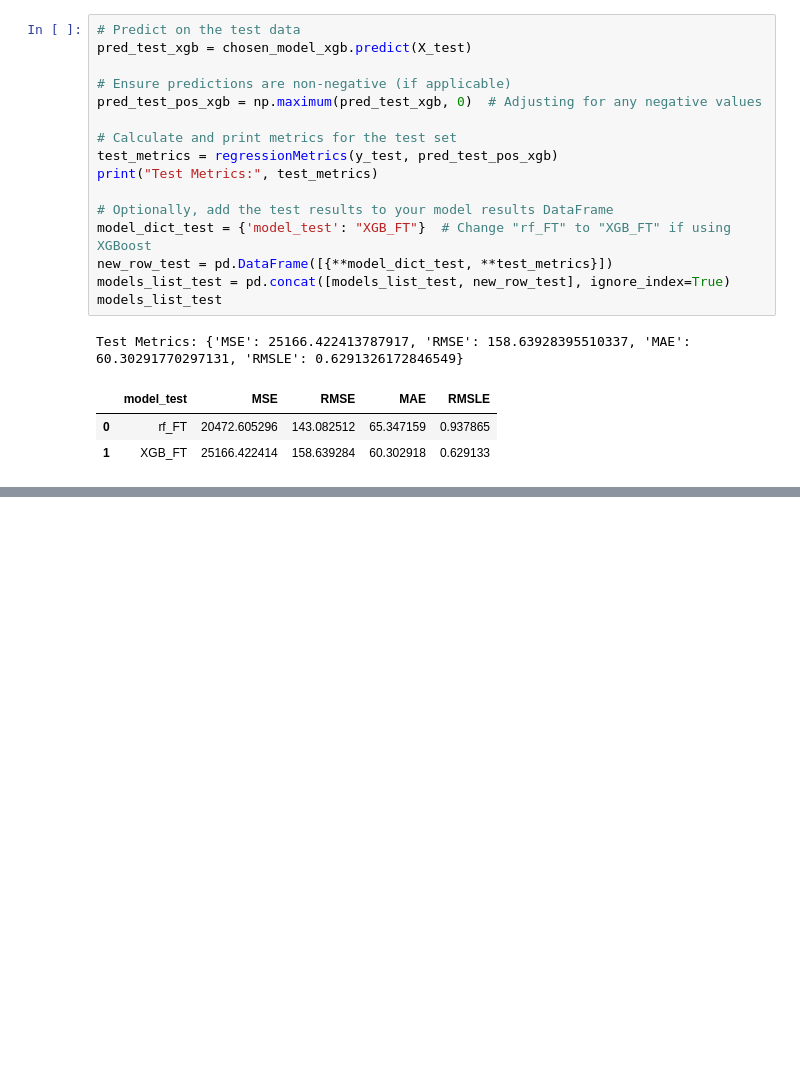
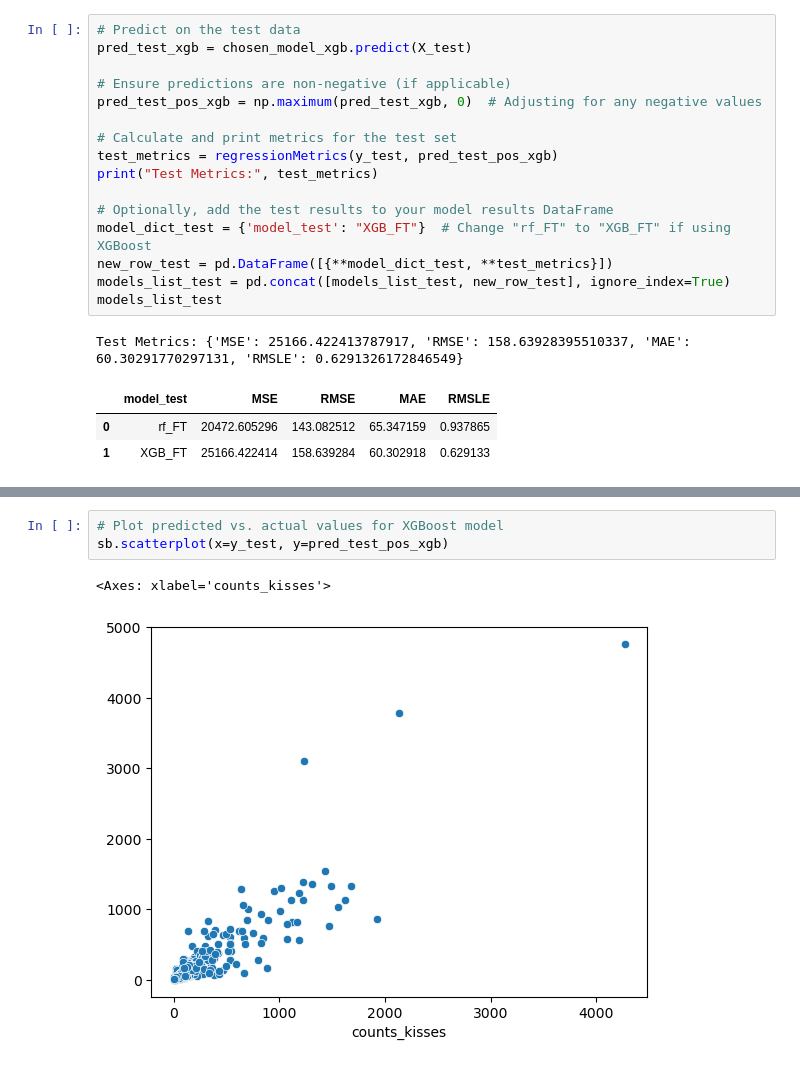
Before and after one commit to Mataraviv/ML-Project---Dating-APP, a Jupyter notebook: ML Project Dating App - 4.Model Selection.ipynb, the cells around one changed output, grey strips where cells are left out. Saved outputs shown, nothing was run; the diff lists cells and outputs as text; blank space fills up the shorter version.

```diff
--- a/ML Project Dating App - 4.Model Selection.ipynb
+++ b/ML Project Dating App - 4.Model Selection.ipynb
@@ -532,0 +540,6 @@ Test Metrics: {'MSE': 25166.422413787917, 'RMSE': 158.63928395510337, 'MAE': 60.
+# %%
+# Plot predicted vs. actual values for XGBoost model
+sb.scatterplot(x=y_test, y=pred_test_pos_xgb)
+# %% [output]
+<Axes: xlabel='counts_kisses'>
+[figure, added]
```
Also changed, not shown: parts of 1 cell of this notebook, 1 other file.
